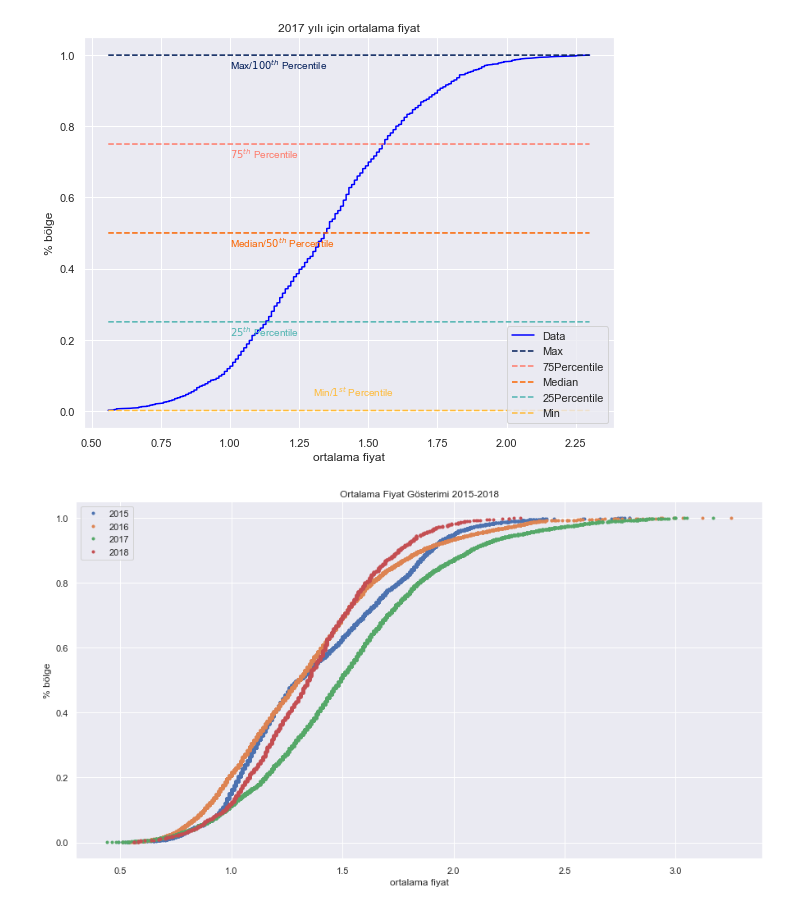
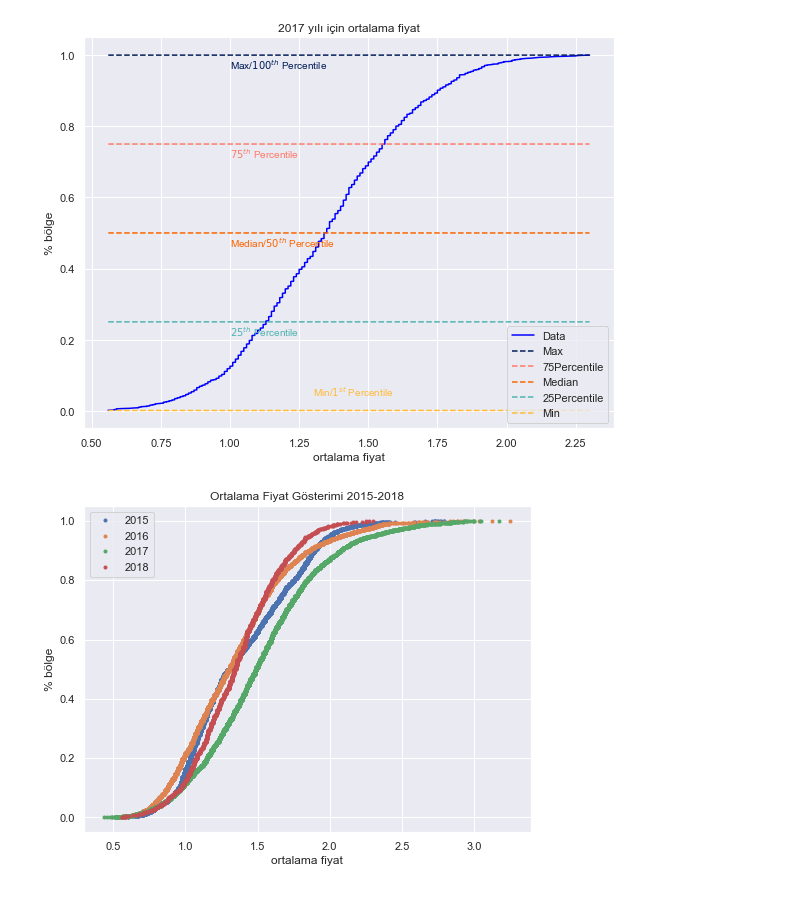
Before and after one commit to tubacifcibasi/ECDF, a Jupyter notebook: ECDF - Avokado.ipynb, the cells around one changed output. Cells and saved outputs as stored; diff of their text form; code cells hidden in the pictures.

```diff
--- a/ECDF - Avokado.ipynb
+++ b/ECDF - Avokado.ipynb
@@ -117,20 +117,20 @@ plt.show()
 [figure]
 # %%
 # Tüm yıllar için ECDF gösterimi
-plt.figure(figsize=(15,8))
+plt.figure(figsize=(8,6))
 # Yılların sıralanması
 years=sorted(df.year.unique().tolist())
 
 # ECDF fonksiyonunun yüm yıllara uygulanması
 for year in years:
     xs,ys=ecdf(df['AveragePrice'][df.year==year].dropna())
     plt.plot(xs,ys, marker='.', linestyle='none')
 
 #Plot the ECDFs
 plt.title('Ortalama Fiyat Gösterimi 2015-2018')
 plt.xlabel('ortalama fiyat')
 plt.ylabel('% bölge')
 plt.legend(years)
 plt.show()
 # %% [output]
-[figure, old version]
+[figure, new version]
```
